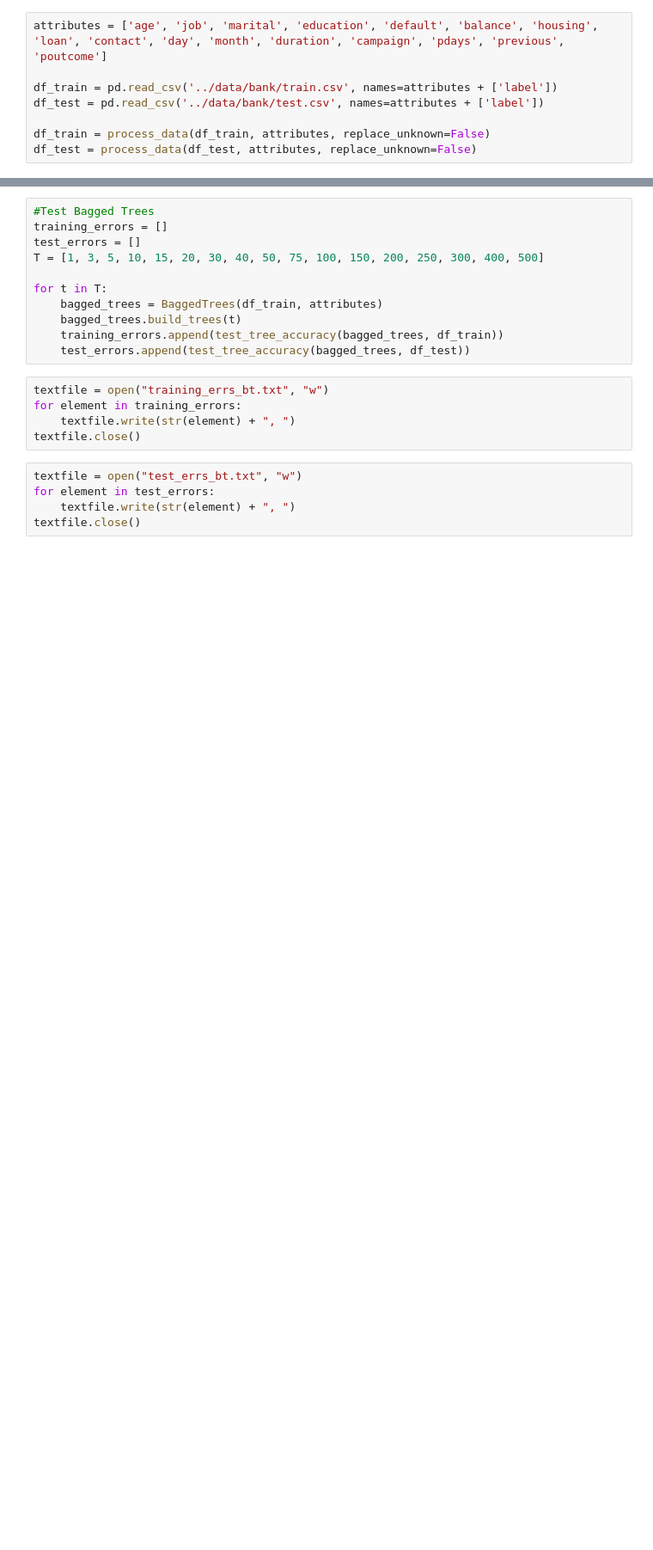
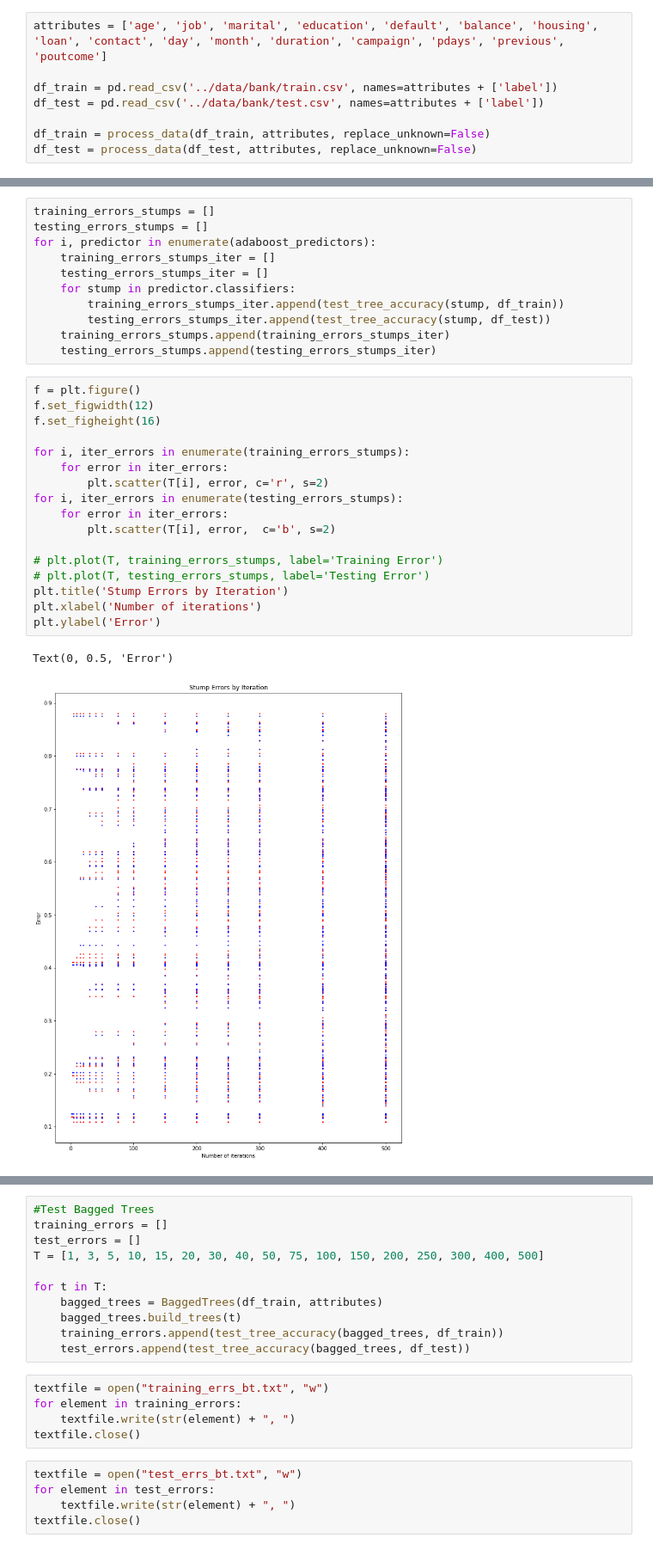
Before and after one commit to gabekudirka/CS6350-Machine-Learning, a Jupyter notebook: Ensemble Learning/ensemble_testing.ipynb, the cells around one changed output, grey strips where cells are left out. Shown: that part at 86% size. Cells and saved outputs as stored; diff of their text form; blank space fills up the shorter version.

```diff
--- a/Ensemble Learning/ensemble_testing.ipynb
+++ b/Ensemble Learning/ensemble_testing.ipynb
@@ -64,0 +87,31 @@ for t in T:
+# %%
+training_errors_stumps = []
+testing_errors_stumps = []
+for i, predictor in enumerate(adaboost_predictors):
+    training_errors_stumps_iter = []
+    testing_errors_stumps_iter = []
+    for stump in predictor.classifiers:
+        training_errors_stumps_iter.append(test_tree_accuracy(stump, df_train))
+        testing_errors_stumps_iter.append(test_tree_accuracy(stump, df_test))
+    training_errors_stumps.append(training_errors_stumps_iter)
+    testing_errors_stumps.append(testing_errors_stumps_iter)
+# %%
+f = plt.figure()
+f.set_figwidth(12)
+f.set_figheight(16)
+
+for i, iter_errors in enumerate(training_errors_stumps):
+    for error in iter_errors:
+        plt.scatter(T[i], error, c='r', s=2)
+for i, iter_errors in enumerate(testing_errors_stumps):
+    for error in iter_errors:
+        plt.scatter(T[i], error,  c='b', s=2)
+
+# plt.plot(T, training_errors_stumps, label='Training Error')
+# plt.plot(T, testing_errors_stumps, label='Testing Error')
+plt.title('Stump Errors by Iteration')
+plt.xlabel('Number of iterations')
+plt.ylabel('Error')
+# %% [output]
+Text(0, 0.5, 'Error')
+[figure, added]
```
Also changed, not shown: parts of 14 cells of this notebook, 11 other files.
